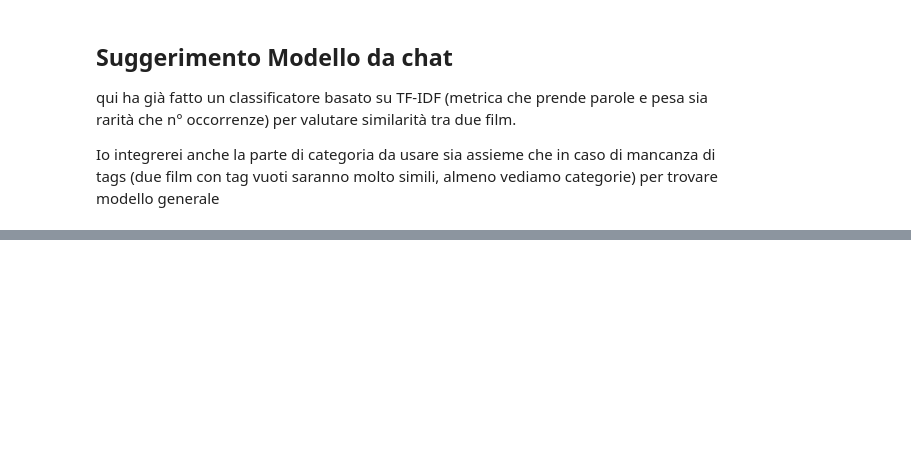
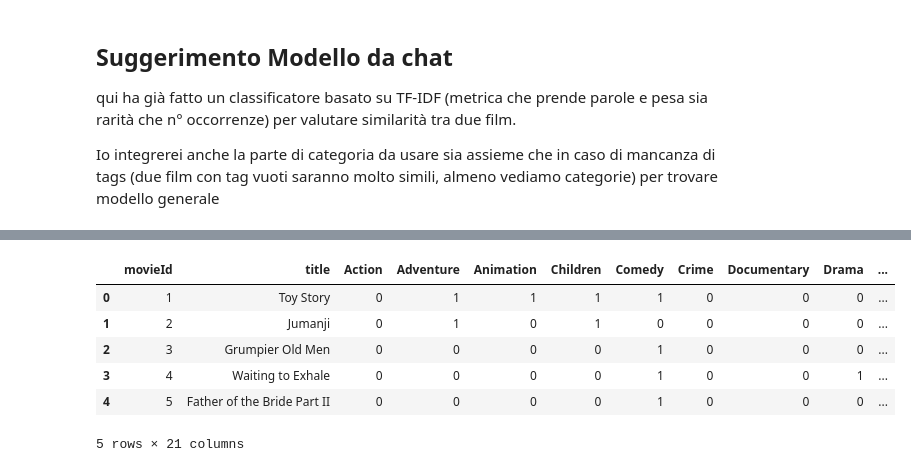
Before and after one commit to EliaTosin/DataAnaCla25, a Jupyter notebook: flipped_8/bayes_clf_content_based.ipynb, the cells around one changed output, grey strips where cells are left out. Drawn from its saved outputs; the diff is of its cells as text; code cells hidden in the pictures; blank space fills up the shorter version.

```diff
--- a/flipped_8/bayes_clf_content_based.ipynb
+++ b/flipped_8/bayes_clf_content_based.ipynb
@@ -198,0 +262,13 @@ recommended_movies
+# %%
+# Concatenate the original metadata with the encoded genres
+metadata = pd.concat([metadata[['movieId', 'title']], genres_df], axis=1)
+# %%
+metadata.head()
+# %% [output]
+|  | movieId | title | Action | Adventure | Animation | Children | Comedy | Crime | Documentary | Drama | ... |
+| 0 | 1 | Toy Story | 0 | 1 | 1 | 1 | 1 | 0 | 0 | 0 | ... |
+| 1 | 2 | Jumanji | 0 | 1 | 0 | 1 | 0 | 0 | 0 | 0 | ... |
+| 2 | 3 | Grumpier Old Men | 0 | 0 | 0 | 0 | 1 | 0 | 0 | 0 | ... |
+| 3 | 4 | Waiting to Exhale | 0 | 0 | 0 | 0 | 1 | 0 | 0 | 1 | ... |
+| 4 | 5 | Father of the Bride Part II | 0 | 0 | 0 | 0 | 1 | 0 | 0 | 0 | ... |
+5 rows × 21 columns
```
Also changed, not shown: parts of 29 cells of this notebook.
